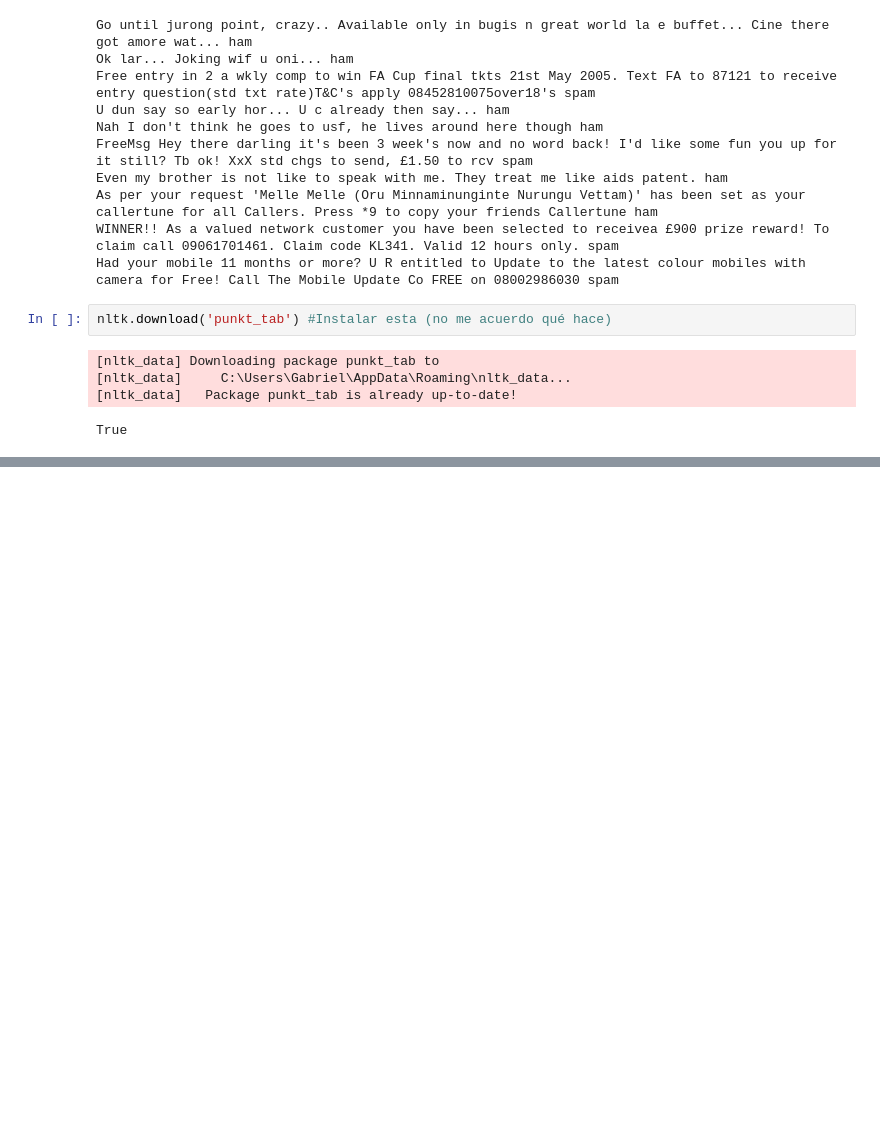
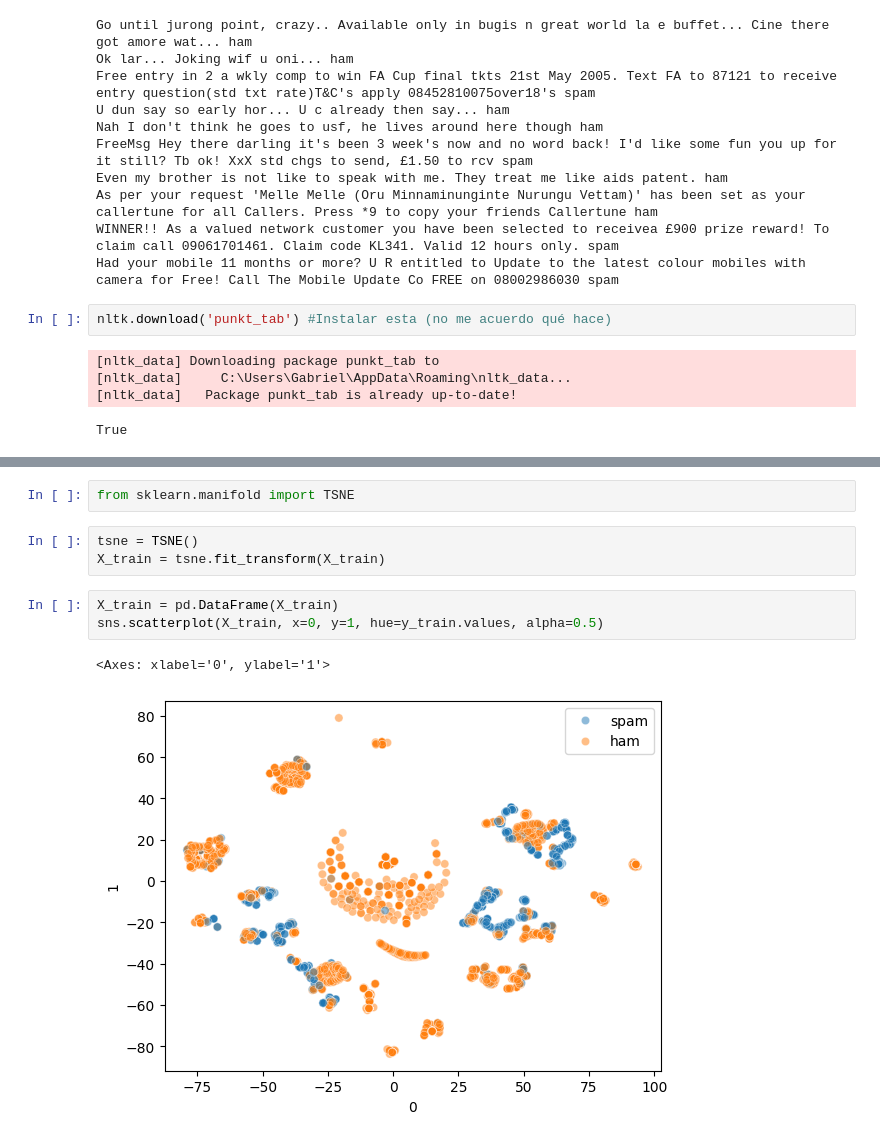
Before and after one commit to GabrielCabas/ML_Course, a Jupyter notebook: unidad_2/practico_4.ipynb, the cells around one changed output, grey strips where cells are left out. Cells and saved outputs as stored; diff of their text form; blank space fills up the shorter version.

```diff
--- a/unidad_2/practico_4.ipynb
+++ b/unidad_2/practico_4.ipynb
@@ -92,0 +176,11 @@ nb.score(X_test, y_test)
+# %%
+from sklearn.manifold import TSNE
+# %%
+tsne = TSNE()
+X_train = tsne.fit_transform(X_train)
+# %%
+X_train = pd.DataFrame(X_train)
+sns.scatterplot(X_train, x=0, y=1, hue=y_train.values, alpha=0.5)
+# %% [output]
+<Axes: xlabel='0', ylabel='1'>
+[figure, added]
```
Also changed, not shown: parts of 16 cells of this notebook.
